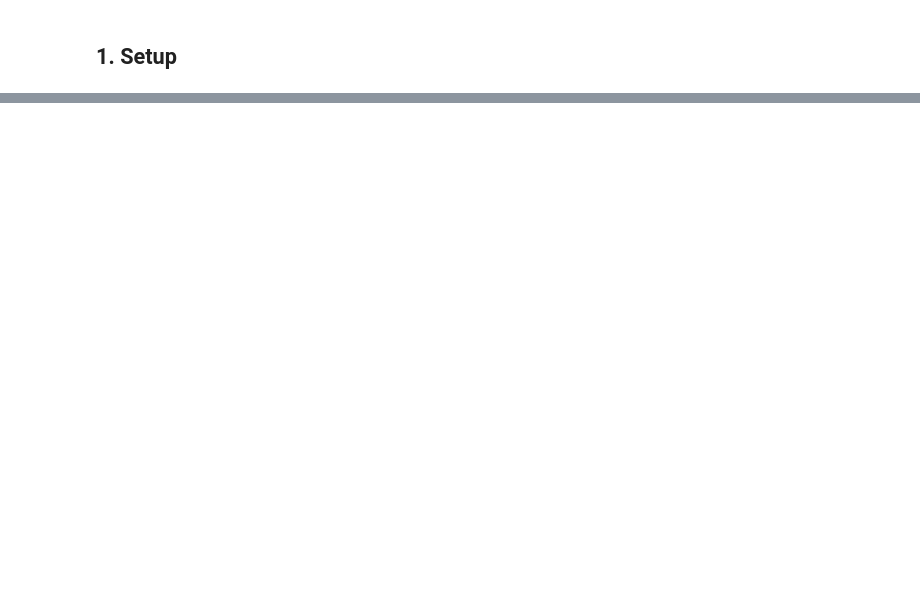
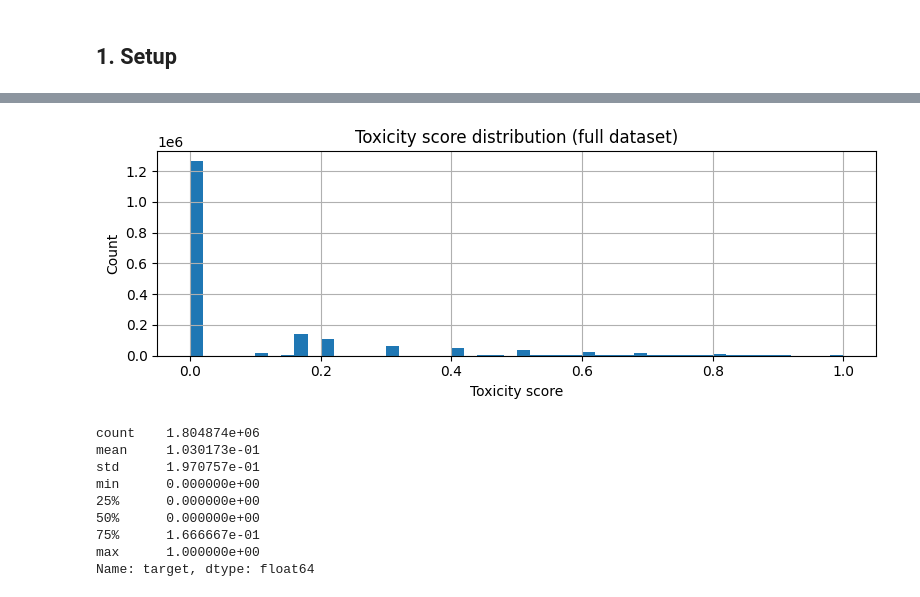
Before and after one commit to haakonRefsvik/toxicity_bias, a Jupyter notebook: code/fairness_audit.ipynb, the cells around one changed output, grey strips where cells are left out. Drawn from its saved outputs; the diff is of its cells as text; code cells hidden in the pictures; blank space fills up the shorter version.

```diff
--- a/code/fairness_audit.ipynb
+++ b/code/fairness_audit.ipynb
@@ -116,0 +25,11 @@ audit_results
+# %%
+IDENTITY_COLS = [
+    "muslim", "black", "white", "jewish", "christian", "atheist",
+    "asian", "buddhist", "hindu", "latino",
+    "female", "male", "transgender",
+    "homosexual_gay_or_lesbian", "heterosexual", "bisexual",
+]
+
+df = pd.read_csv(DATA_PATH, usecols=["target", "comment_text"] + IDENTITY_COLS)
+print(f"Loaded {len(df):,} rows")
+df.head()
@@ -116,0 +44,21 @@ audit_results
+# %%
+# overall toxicity distribution
+df["target"].hist(bins=50, figsize=(8, 3))
+plt.title("Toxicity score distribution (full dataset)")
+plt.xlabel("Toxicity score")
+plt.ylabel("Count")
+plt.tight_layout()
+plt.show()
+
+print(df["target"].describe())
+# %% [output]
+[figure, added]
+count    1.804874e+06
+mean     1.030173e-01
+std      1.970757e-01
+min      0.000000e+00
+25%      0.000000e+00
+50%      0.000000e+00
+75%      1.666667e-01
+max      1.000000e+00
+Name: target, dtype: float64
```
Also changed, not shown: parts of 37 cells of this notebook, 4 other files.
